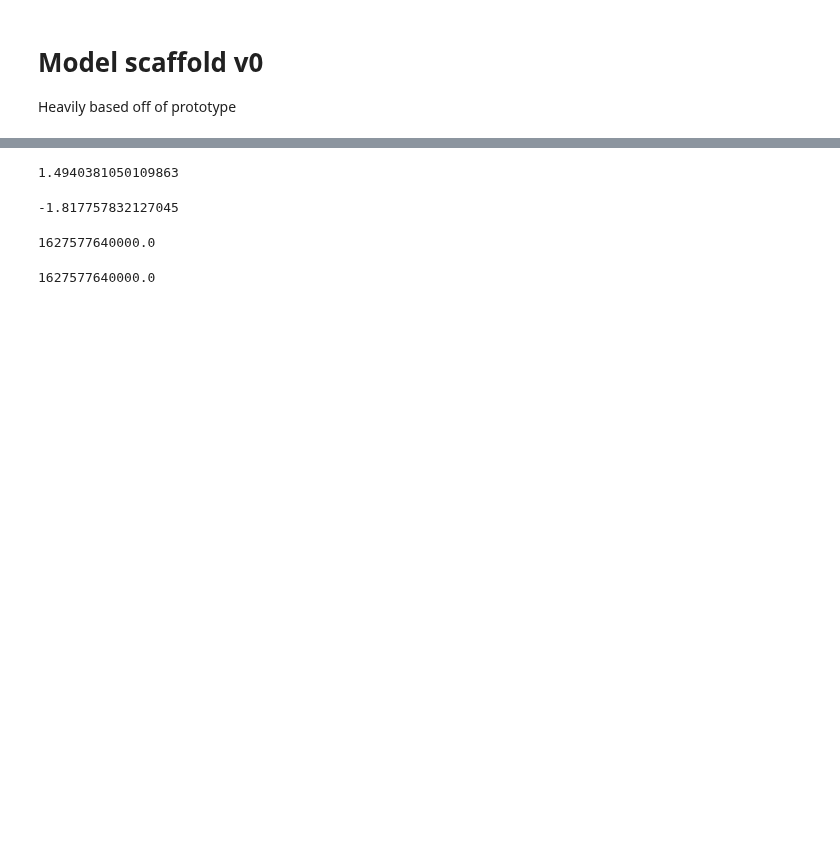
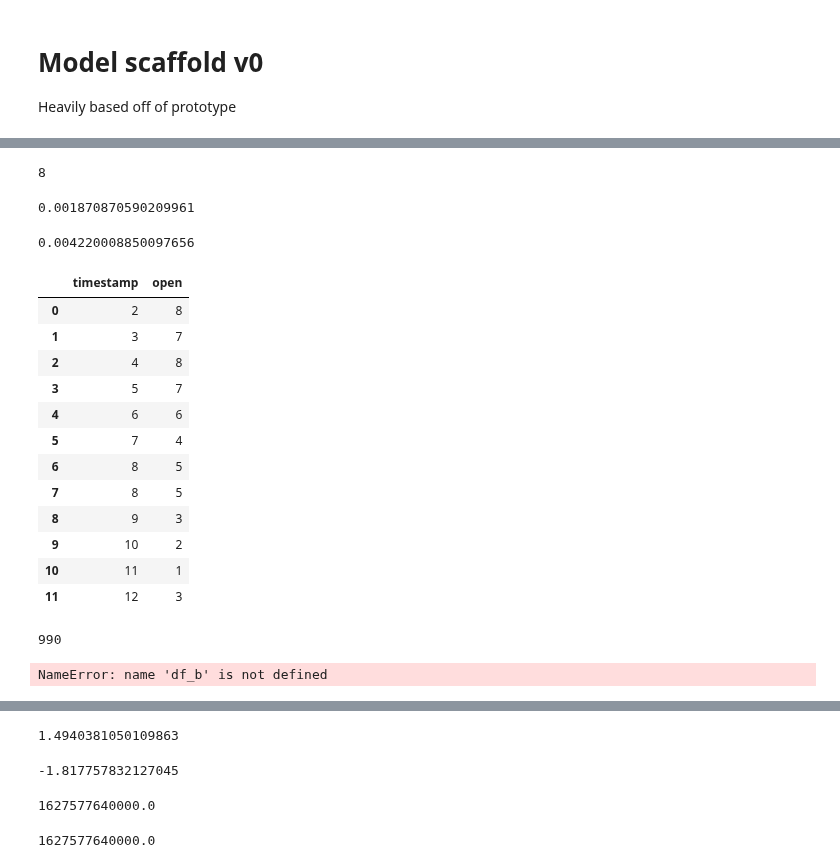
Before and after one commit to sunnymnie/crypto-printer, a Jupyter notebook: model/model-scaffold-v0.ipynb, the cells around one changed output, grey strips where cells are left out. Saved outputs shown, nothing was run; the diff lists cells and outputs as text; code cells hidden in the pictures; blank space fills up the shorter version.

```diff
--- a/model/model-scaffold-v0.ipynb
+++ b/model/model-scaffold-v0.ipynb
@@ -53,0 +97,36 @@ time.time() - start
+# %%
+time_of_last_save
+# %% [output]
+8
+# %%
+start = time.time()
+df[:-4].to_csv("../data/test.csv", index=False)
+time.time() - start
+# %% [output]
+0.001870870590209961
+# %%
+start = time.time()
+df[df.timestamp > time_of_last_save].to_csv('../data/test.csv', mode='a', header=False, index=False)
+time.time() - start
+# %% [output]
+0.004220008850097656
+# %%
+pd.read_csv("../data/test.csv")
+# %% [output]
+|  | timestamp | open |
+| 0 | 2 | 8 |
+| 1 | 3 | 7 |
+| 2 | 4 | 8 |
+| 3 | 5 | 7 |
+| 4 | 6 | 6 |
+| 5 | 7 | 4 |
+| 6 | 8 | 5 |
+| 7 | 8 | 5 |
+| 8 | 9 | 3 |
+| 9 | 10 | 2 |
+| 10 | 11 | 1 |
+| 11 | 12 | 3 |
+# %%
+1275845-1274855
+# %% [output]
+990
@@ -53,0 +141,10 @@ time.time() - start
+# %%
+start = time.time()
+df_b = dl.update_data("FETUSDT", df_b)
+df_a = dl.update_data("CELRUSDT", df_a)
+z = m.get_z_score(df_a, df_b)
+# dl.save_df(df_b, "FETUDST")
+# dl.save_df(df_a, "CELRUSDT")
+time.time() - start
+# %% [output]
+NameError: name 'df_b' is not defined
```
Also changed, not shown: parts of 27 cells of this notebook, 9 other files.
